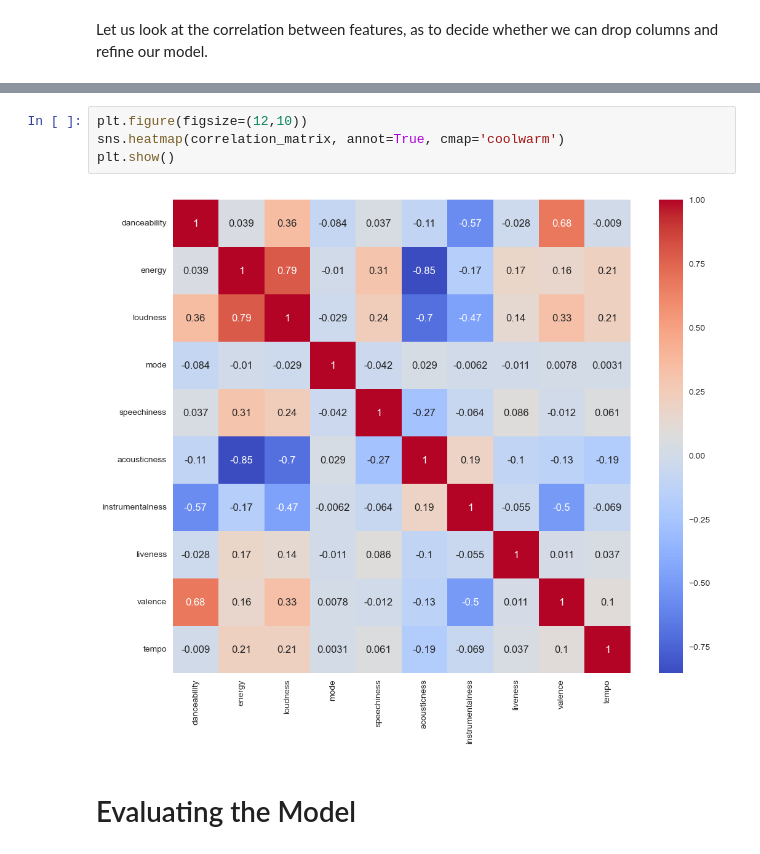
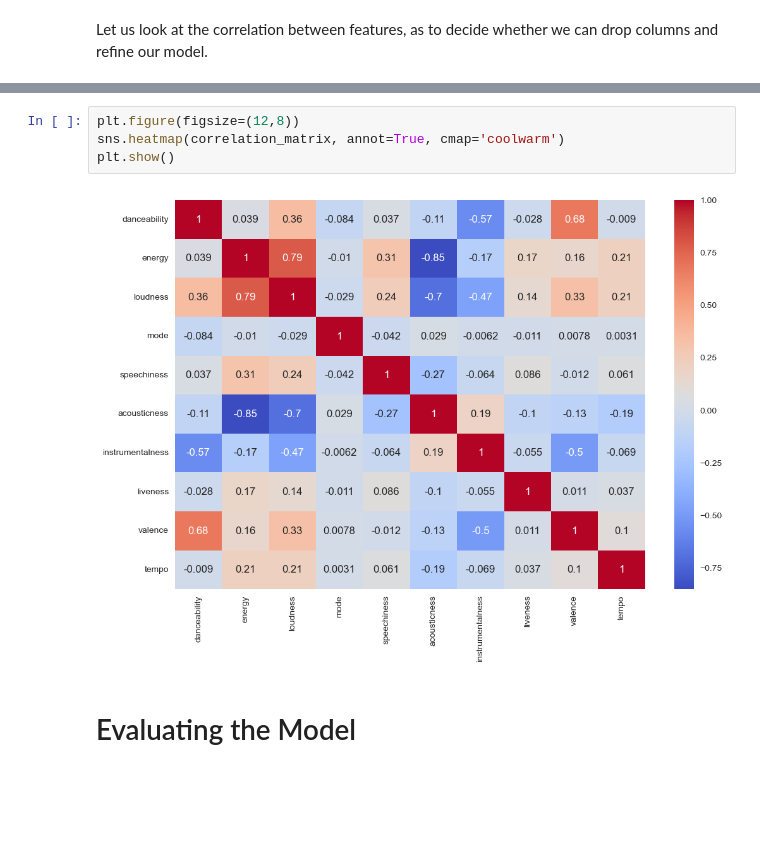
Before and after one commit to MerleSt/SpotifyPlaylistMoosic, a Jupyter notebook: Notebooks/Cluster_Analysis.ipynb, the cells around one changed output, grey strips where cells are left out. Saved outputs shown, nothing was run; the diff lists cells and outputs as text; blank space fills up the shorter version.

```diff
--- a/Notebooks/Cluster_Analysis.ipynb
+++ b/Notebooks/Cluster_Analysis.ipynb
@@ -361,11 +361,11 @@ correlation_matrix
 | valence | 0.680607 | 0.156522 | 0.334090 | 0.007838 | -0.012156 | -0.129302 | -0.500920 | 0.011380 | ... |
 | tempo | -0.008977 | 0.211375 | 0.211888 | 0.003077 | 0.060589 | -0.187175 | -0.069002 | 0.036759 | ... |
 # %%
-plt.figure(figsize=(12,10))
+plt.figure(figsize=(12,8))
 sns.heatmap(correlation_matrix, annot=True, cmap='coolwarm')
 plt.show()
 # %% [output]
-[figure, old version]
+[figure, new version]
 # %% [markdown]
 # Evaluating the Model
 # %% [markdown]
```
Also changed, not shown: 2 other files.
